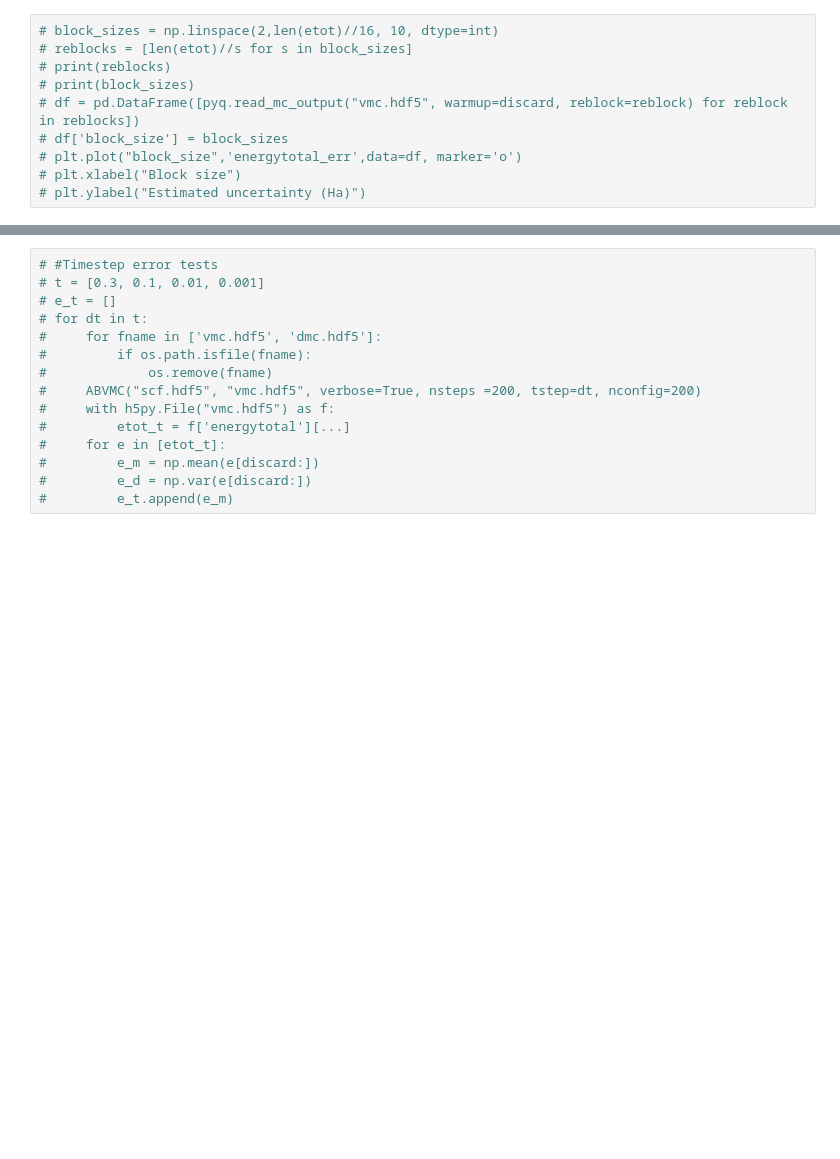
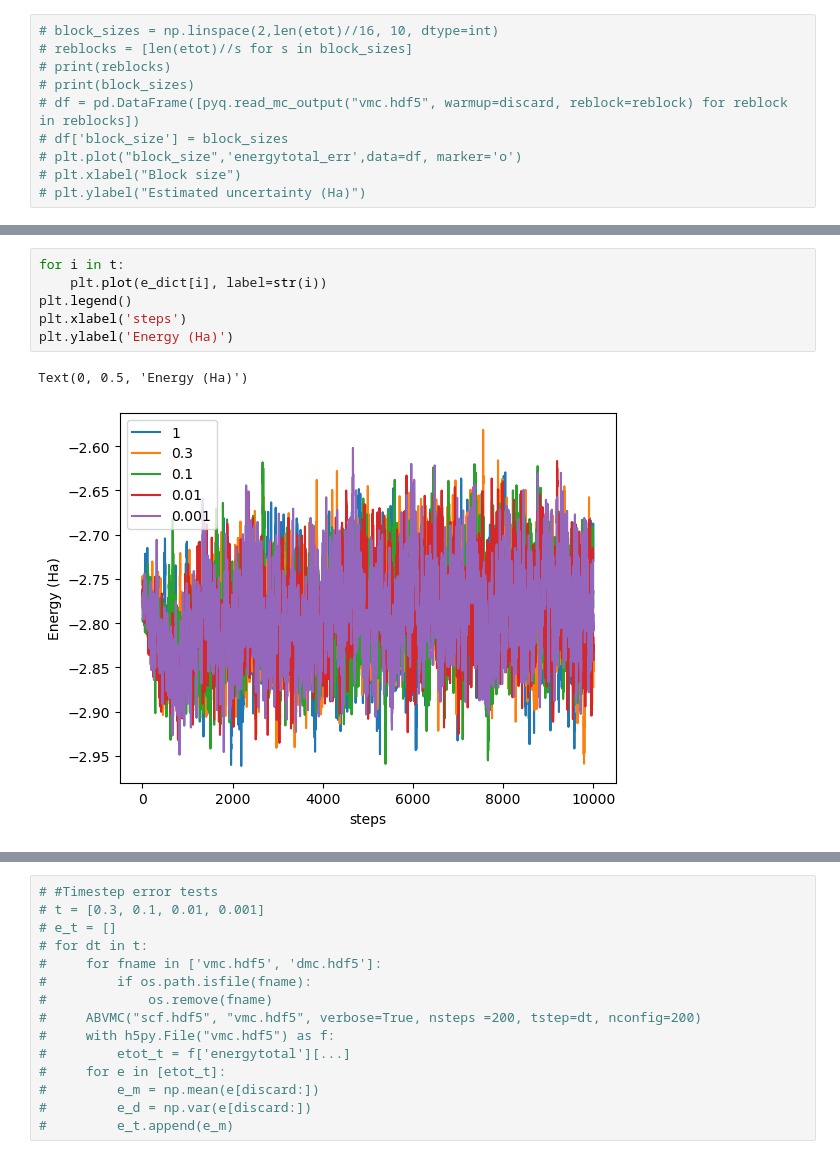
Before and after one commit to kayahans/pyqmc, a Jupyter notebook: pyqmc/test-vmc.ipynb, the cells around one changed output, grey strips where cells are left out. Cells and saved outputs as stored; diff of their text form; blank space fills up the shorter version.

```diff
--- a/pyqmc/test-vmc.ipynb
+++ b/pyqmc/test-vmc.ipynb
@@ -277,3 +335,12 @@ Mean  ke ,  3.777476575108488 +/- 0.03375172575357294
+# %%
+for i in t:
+    plt.plot(e_dict[i], label=str(i))
+plt.legend()
+plt.xlabel('steps')
+plt.ylabel('Energy (Ha)')
+# %% [output]
+Text(0, 0.5, 'Energy (Ha)')
+[figure, added]
 # %%
 #PYQMC VMC with jastrow
 #
```
Also changed, not shown: parts of 20 cells of this notebook, 6 other files.
